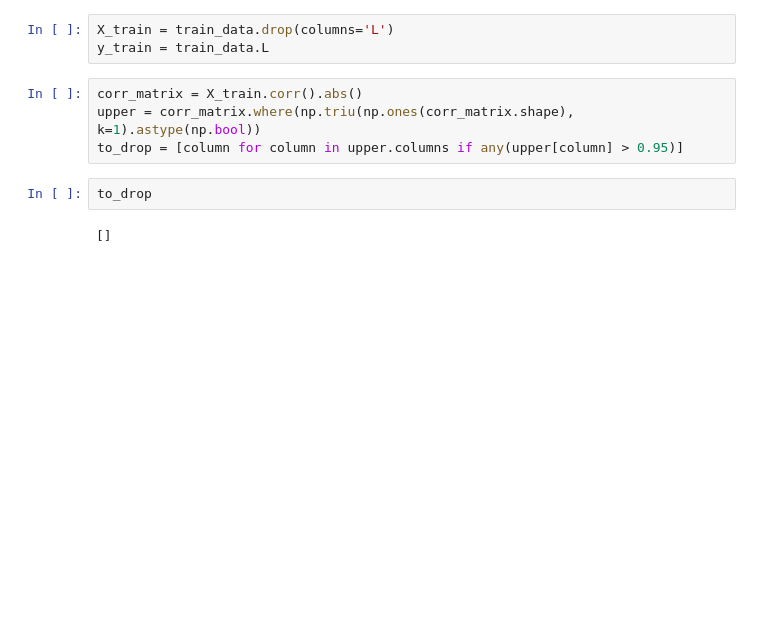
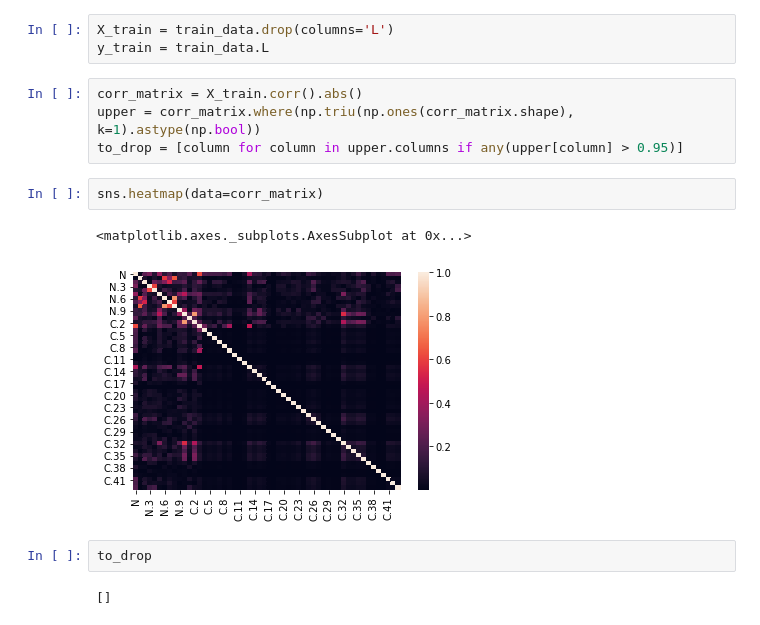
Before and after one commit to Abhishekmamidi123/Supervised-Modeling-with-Emphasis-on-LAUC, a Jupyter notebook: Supervised_Modeling_with_Emphasis_on_LAUC.ipynb, the cells around one changed output. Saved outputs shown, nothing was run; the diff lists cells and outputs as text; blank space fills up the shorter version.

```diff
--- a/Supervised_Modeling_with_Emphasis_on_LAUC.ipynb
+++ b/Supervised_Modeling_with_Emphasis_on_LAUC.ipynb
@@ -74,6 +77,11 @@ y_train = train_data.L
 corr_matrix = X_train.corr().abs()
 upper = corr_matrix.where(np.triu(np.ones(corr_matrix.shape), k=1).astype(np.bool))
 to_drop = [column for column in upper.columns if any(upper[column] > 0.95)]
+# %%
+sns.heatmap(data=corr_matrix)
+# %% [output]
+<matplotlib.axes._subplots.AxesSubplot at 0x...>
+[figure, added]
 # %%
 to_drop
 # %% [output]
```
Also changed, not shown: parts of 15 cells of this notebook.
